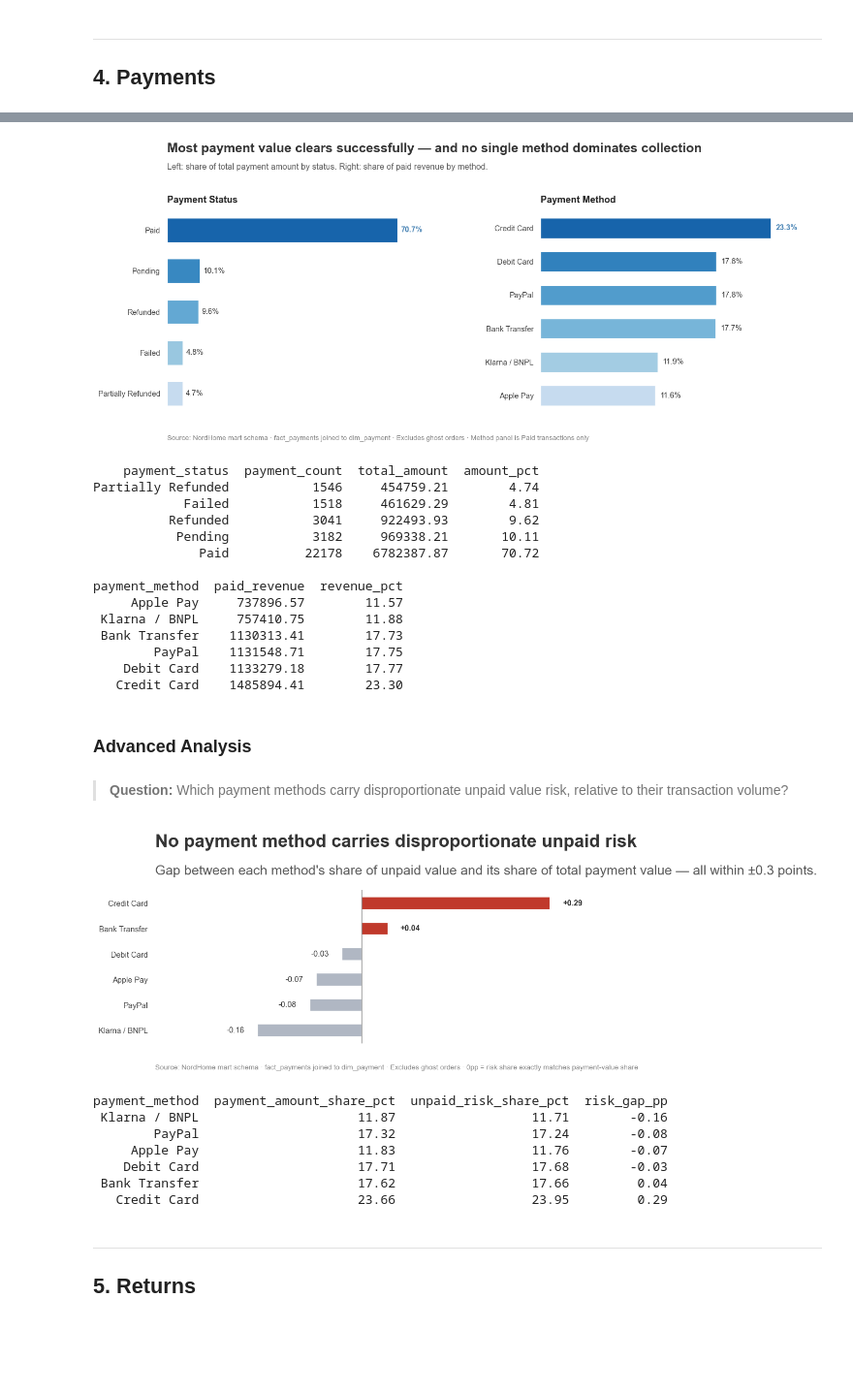
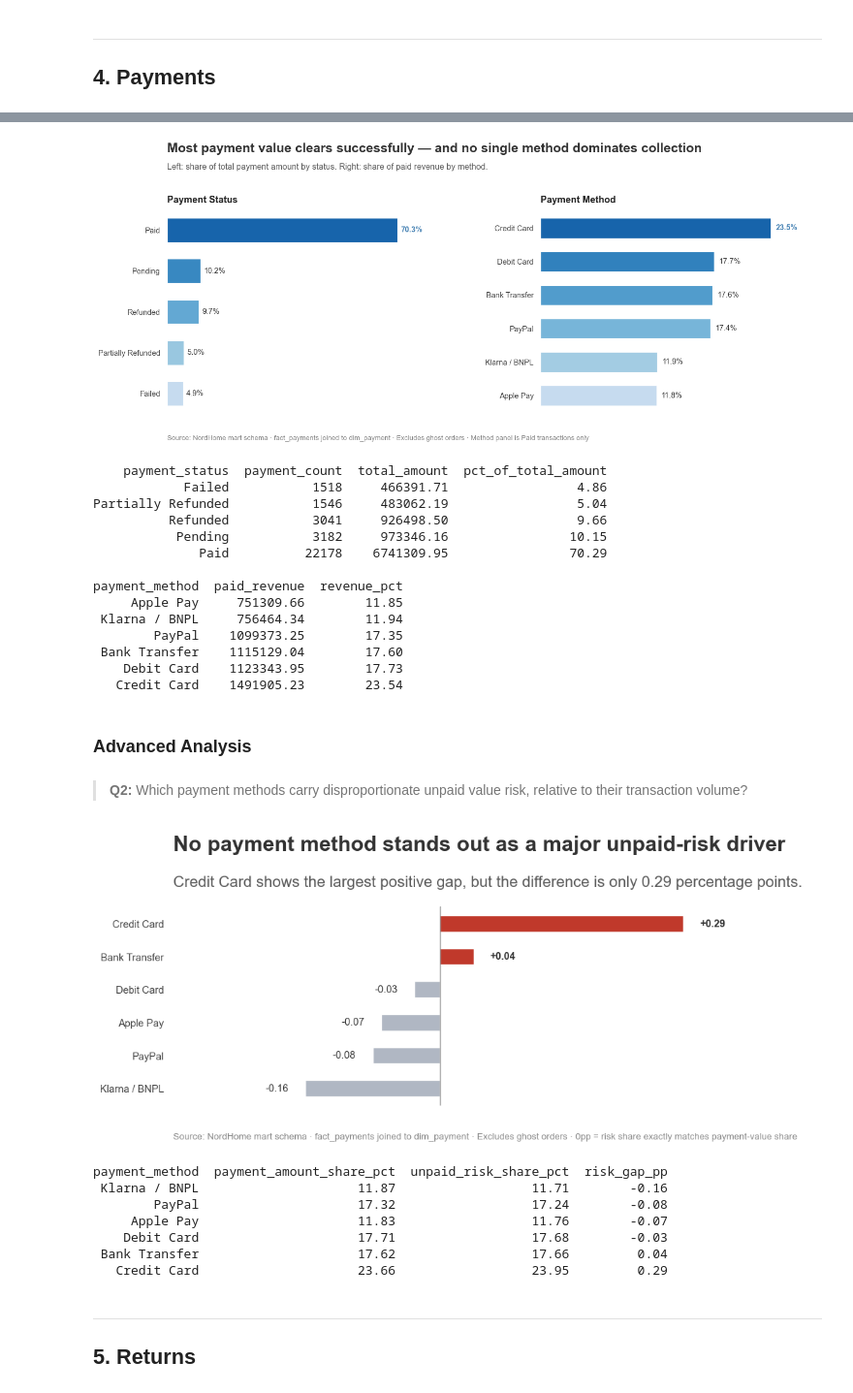
Before and after one commit to eileenheyer-cyber/nordhome_retail_analytics, a Jupyter notebook: 04_EDA/nordhome_eda.ipynb, the cells around one changed output, grey strips where cells are left out. Shown at 97% size. Saved outputs shown, nothing was run; the diff lists cells and outputs as text; code cells hidden in the pictures; blank space fills up the shorter version.

```diff
--- a/04_EDA/nordhome_eda.ipynb
+++ b/04_EDA/nordhome_eda.ipynb
@@ -2288,6 +2288,7 @@ df_category = pd.read_sql("""
     JOIN mart.dim_product dp ON foi.product_key = dp.product_key
     WHERE foi.ghost_product_flag = FALSE
       AND dp.category != 'Unknown'
+      AND foi.order_status NOT IN ('Returned', 'Refunded', 'Cancelled')
     GROUP BY dp.category
     ORDER BY revenue ASC
 """, engine)
@@ -2359,15 +2360,15 @@ for ax in (ax1, ax2, ax3):
 ax2.set_yticklabels([])
 ax3.set_yticklabels([])
 
-fig.text(0.06, 0.97, "Gifts leads on both metrics — but Beauty and Lifestyle swap rank",
+fig.text(0.06, 0.97, "Gifts leads on revenue and volume — but Kitchen's price advantage still can't offset weak demand",
          fontsize=18, fontweight="bold", color="#333333", va="top")
 
 fig.text(0.06, 0.905,
-        "Beauty sells more units (99K vs 96K), but Lifestyle's ~5% higher price per item wins on revenue. Kitchen has the highest price per unit yet the lowest revenue and volume.",
+        "Lifestyle and Home are virtually tied on revenue (€4.39M each) despite Home selling ~6K more units — Lifestyle's higher price per unit closes the gap.",
         fontsize=11.5, color="#5A5A5A", va="top")
 
 fig.text(0.06, 0.02,
-         "Source: NordHome mart schema · Excludes ghost products and unknown category",
+         "Source: NordHome mart schema · Excludes ghost products, unknown category, and returned/refunded/cancelled orders",
          fontsize=9.5, color="#5A5A5A")
 
 fig.subplots_adjust(left=0.07, right=0.98, top=0.76, bottom=0.1, wspace=0.15)
@@ -2399,6 +2400,8 @@ df_top_products = pd.read_sql("""
     FROM mart.fact_order_items foi
     JOIN mart.dim_product dp ON foi.product_key = dp.product_key
     WHERE foi.ghost_product_flag = FALSE
+        AND foi.order_status NOT IN ('Returned', 'Refunded', 'Cancelled')
+        AND dp.category != 'Unknown'
     GROUP BY dp.product_name, dp.category
     ORDER BY revenue DESC,unit_sold DESC
     LIMIT 10
@@ -2445,7 +2448,7 @@ fig.subplots_adjust(left=0.27, right=0.96, top=0.58, bottom=0.1)
 
 # Draw the title first (uses ax.transAxes internally)
 add_chart_title(ax, "TOP 10 PRODUCTS BY REVENUE",
-                 "Half the top 10 best-sellers are",
+                 "6 of the top 10 best-sellers are",
                  "Gifts products", key_color=ORANGE,
                  subject_y=1.32, headline_y=1.16)
 
@@ -2458,7 +2461,7 @@ for category, x in legend_items:
             color="#333333", va="center")
 
 fig.text(0.08, 0.02,
-         "Source: NordHome mart schema · Excludes ghost products",
+         "Source: NordHome mart schema · Excludes ghost products and returned/refunded/cancelled orders",
          fontsize=9.5, color="#5A5A5A")
 
 plt.savefig("figures/top10_products_revenue.png", dpi=150, bbox_inches="tight")
@@ -2718,32 +2721,37 @@ from base_style import ACCENT, GREY_TEXT, BLUES
 # --------------------------------------------------
 # Payment status share (left) + payment method share (right)
 # --------------------------------------------------
-
 df_status = pd.read_sql("""
     SELECT
         dp.payment_status,
-        COUNT(*)                                  AS payment_count,
+        COUNT(*) AS payment_count,
         ROUND(SUM(fp.payment_amount)::NUMERIC, 2) AS total_amount,
-        ROUND(SUM(fp.payment_amount) * 100.0 / SUM(SUM(fp.payment_amount)) OVER ()::numeric, 2) AS amount_pct
+        ROUND(
+            SUM(fp.payment_amount) * 100.0
+            / SUM(SUM(fp.payment_amount)) OVER (), 2
+        ) AS pct_of_total_amount
     FROM mart.fact_payments fp
-    JOIN mart.dim_payment dp ON fp.payment_key = dp.payment_key
+    LEFT JOIN mart.dim_payment dp ON fp.payment_key = dp.payment_key
     WHERE fp.ghost_order_flag = FALSE
     GROUP BY dp.payment_status
-    ORDER BY total_amount ASC
+    ORDER BY total_amount asc
 """, engine)
 
 df_method = pd.read_sql("""
     SELECT
         dp.payment_method,
         ROUND(SUM(fp.payment_amount)::NUMERIC, 2) AS paid_revenue,
-        ROUND(SUM(fp.payment_amount) * 100.0 / SUM(SUM(fp.payment_amount)) OVER ()::numeric, 2) AS revenue_pct
+        ROUND(
+            SUM(fp.payment_amount) * 100.0
+            / SUM(SUM(fp.payment_amount)) OVER (), 2
+        ) AS revenue_pct
     FROM mart.fact_payments fp
     JOIN mart.dim_payment dp ON fp.payment_key = dp.payment_key
     WHERE dp.payment_status = 'Paid'
       AND fp.ghost_order_flag = FALSE
       AND dp.payment_method IS NOT NULL
     GROUP BY dp.payment_method
-    ORDER BY paid_revenue ASC
+    order by revenue_pct asc
 """, engine)
 
 fig, (ax1, ax2) = plt.subplots(1, 2, figsize=(14, 6))
@@ -2751,8 +2759,8 @@ fig, (ax1, ax2) = plt.subplots(1, 2, figsize=(14, 6))
 # Left panel — payment status
 n1 = len(df_status)
 colors1 = [BLUES(0.25 + 0.55 * i / max(n1 - 1, 1)) for i in range(n1)]
-ax1.barh(df_status["payment_status"], df_status["amount_pct"], color=colors1, height=0.6)
-for i, value in enumerate(df_status["amount_pct"]):
+ax1.barh(df_status["payment_status"], df_status["pct_of_total_amount"], color=colors1, height=0.6)
+for i, value in enumerate(df_status["pct_of_total_amount"]):
     is_top = i == n1 - 1
     ax1.text(value + 1, i, f"{value:.1f}%",
               va="center", fontsize=10.5,
@@ -2805,26 +2813,29 @@ print(df_status.to_string(index=False))
 print()
 print(df_method.to_string(index=False))
 # %% [output]
-[figure, old version]
+[figure, new version]
-    payment_status  payment_count  total_amount  amount_pct
-Partially Refunded           1546     454759.21        4.74
-            Failed           1518     461629.29        4.81
-          Refunded           3041     922493.93        9.62
-           Pending           3182     969338.21       10.11
-              Paid          22178    6782387.87       70.72
+    payment_status  payment_count  total_amount  pct_of_total_amount
+            Failed           1518     466391.71                 4.86
+Partially Refunded           1546     483062.19                 5.04
+          Refunded           3041     926498.50                 9.66
+           Pending           3182     973346.16                10.15
+              Paid          22178    6741309.95                70.29
 
 payment_method  paid_revenue  revenue_pct
-     Apple Pay     737896.57        11.57
- Klarna / BNPL     757410.75        11.88
- Bank Transfer    1130313.41        17.73
-        PayPal    1131548.71        17.75
-    Debit Card    1133279.18        17.77
-   Credit Card    1485894.41        23.30
+     Apple Pay     751309.66        11.85
+ Klarna / BNPL     756464.34        11.94
+        PayPal    1099373.25        17.35
+ Bank Transfer    1115129.04        17.60
+    Debit Card    1123343.95        17.73
+   Credit Card    1491905.23        23.54
 # %% [markdown]
 ### Advanced Analysis
 # %% [markdown]
-> **Question:** Which payment methods carry disproportionate unpaid value risk, relative to their transaction volume?
+> **Q2:** Which payment methods carry disproportionate unpaid value risk, relative to their transaction volume?
 # %%
+import base_style
+from base_style import ACCENT, GREY_TEXT, BLUES, NEGATIVE, apply_layout, add_title_subtitle
+
 df_method_summary = pd.read_sql("""
     WITH method_summary AS (
         SELECT
@@ -2865,36 +2876,36 @@ ax.axvline(0, color="#888888", linewidth=1)
 
 for i, value in enumerate(df_method_summary["risk_gap_pp"]):
     ax.text(value + (0.02 if value >= 0 else -0.02), i, f"{value:+.2f}",
             va="center", ha="left" if value >= 0 else "right",
             fontsize=10.5, color="#333333",
             fontweight="bold" if value > 0 else "normal")
 
 ax.set_xticks([])
 ax.xaxis.grid(False)
 ax.yaxis.grid(False)
 ax.margins(x=0.35)
 for spine in ax.spines.values():
     spine.set_visible(False)
 ax.tick_params(axis="y", labelsize=10.5, colors="#444444")
 ax.set_xlabel("")
 ax.set_ylabel("")
 
 add_title_subtitle(
     ax,
-    "No payment method carries disproportionate unpaid risk",
-    "Gap between each method's share of unpaid value and its share of total payment value — all within \u00b10.3 points."
+    "No payment method stands out as a major unpaid-risk driver",
+    "Credit Card shows the largest positive gap, but the difference is only 0.29 percentage points."
 )
 
 fig.text(0.05, 0.02,
          "Source: NordHome mart schema \u00b7 fact_payments joined to dim_payment \u00b7 Excludes ghost orders \u00b7 "
          "0pp = risk share exactly matches payment-value share",
          fontsize=9.5, color=GREY_TEXT)
 
 plt.savefig("figures/unpaid_risk_vs_volume_by_method.png", dpi=150, bbox_inches="tight")
 plt.show()
 print(df_method_summary.to_string(index=False))
 # %% [output]
-[figure, old version]
+[figure, new version]
 payment_method  payment_amount_share_pct  unpaid_risk_share_pct  risk_gap_pp
  Klarna / BNPL                     11.87                  11.71        -0.16
         PayPal                     17.32                  17.24        -0.08
```
Also changed, not shown: parts of 13 cells of this notebook, 7 other files.
